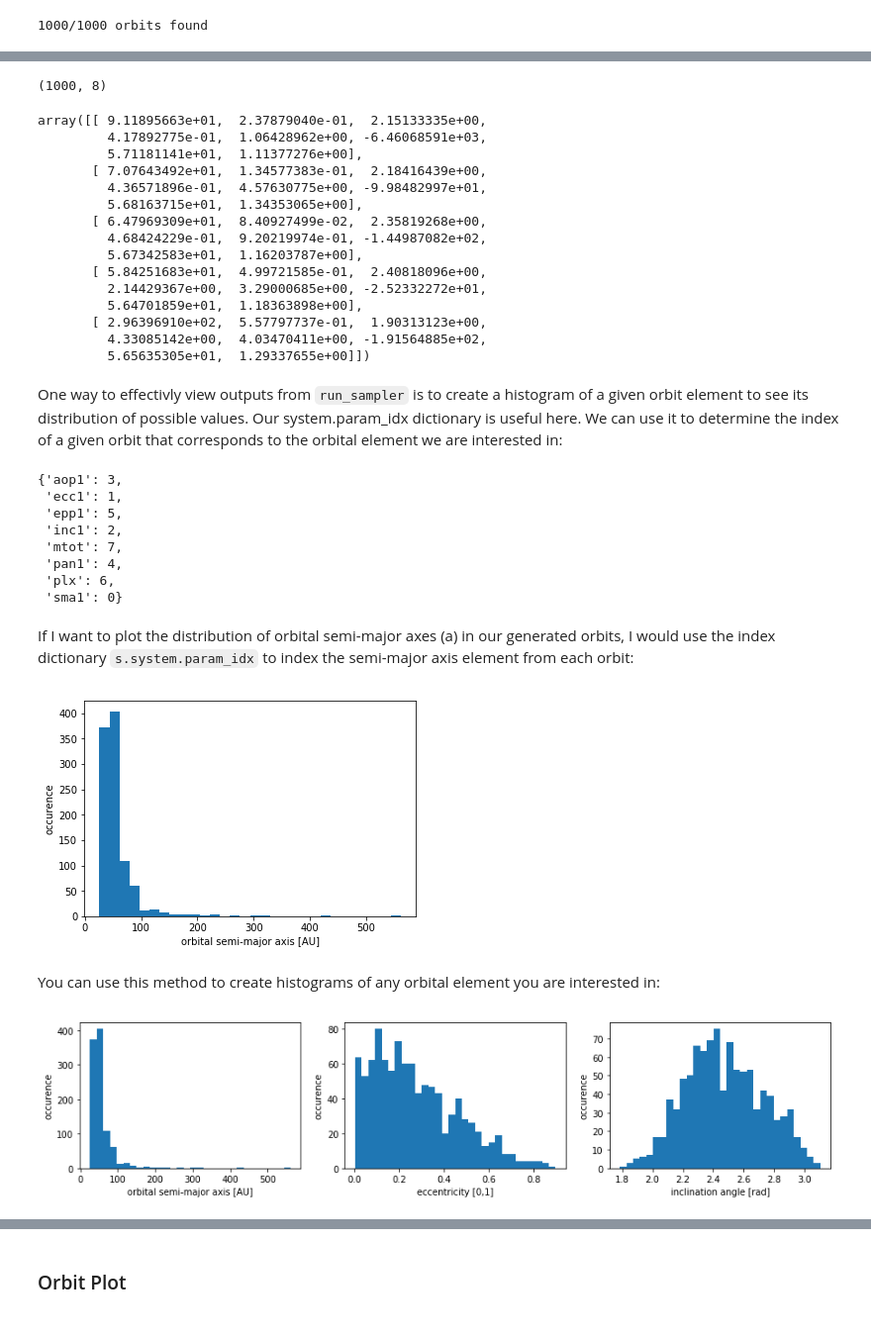
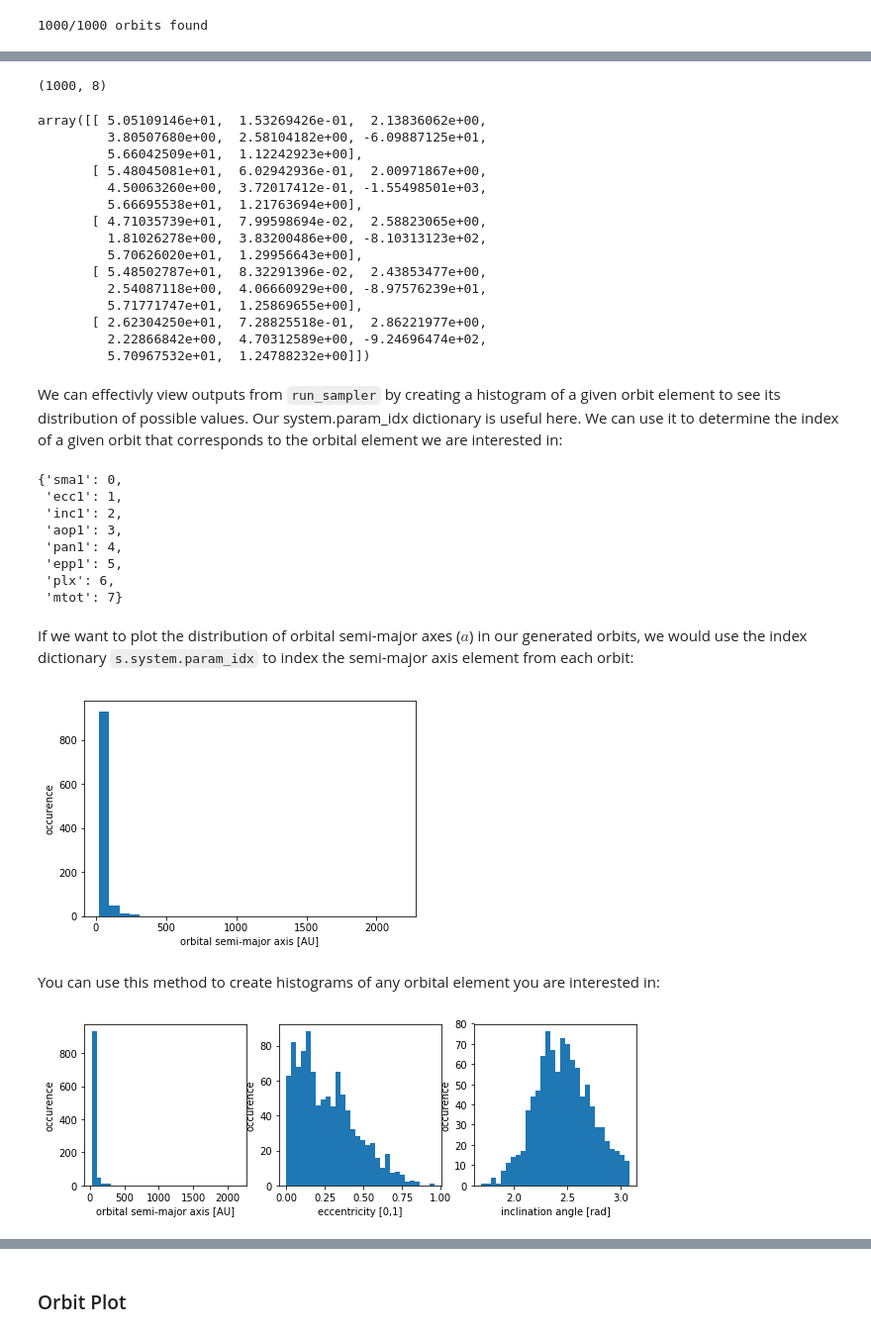
Before and after one commit to sblunt/orbitize, a Jupyter notebook: docs/tutorials/OFTI_tutorial.ipynb, the cells around one changed output, grey strips where cells are left out. Shown at 99% size. Saved outputs shown, nothing was run; the diff lists cells and outputs as text; code cells hidden in the pictures.

Commit message:
second draft of OFTI tutorial
should be finished once I add a hyperlink to the plotting tutorial once it's on readthedocs!

```diff
--- a/docs/tutorials/OFTI_tutorial.ipynb
+++ b/docs/tutorials/OFTI_tutorial.ipynb
@@ -13,11 +17,9 @@ The standard way to interact with `orbitize` is by initializing a `Driver` class
 # %%
-myDriver = orbitize.driver.Driver(
-    '../../tests/GJ504.csv', # relative or absolute path to data file
-    'OFTI', # name of algorithm for orbit-fitting
-    1, # number of secondary bodies in system
-    1.22, # total system mass [M_sun]
-    56.95, # parallax of system [mas]
-    mass_err=0.08, # mass error [M_sun]
-    plx_err=0.26 # parallax error [mas]
-)
+myDriver = orbitize.driver.Driver('GJ504.csv', # path to data file
+                                  'OFTI', # name of algorith for orbit-fitting
+                                  1, # number of secondary bodies in system
+                                  1.22, # total system mass [M_sun]
+                                  56.95, # total parallax of system [mas]
+                                  mass_err=0.08, # mass error [M_sun]
+                                  plx_err=0.26) # parallax error [mas]
 # %% [markdown]
@@ -64,70 +66,69 @@ print(orbits.shape)
 orbits[:5]
 # %% [output]
 (1000, 8)
-array([[ 9.11895663e+01,  2.37879040e-01,  2.15133335e+00,
-         4.17892775e-01,  1.06428962e+00, -6.46068591e+03,
-         5.71181141e+01,  1.11377276e+00],
-       [ 7.07643492e+01,  1.34577383e-01,  2.18416439e+00,
-         4.36571896e-01,  4.57630775e+00, -9.98482997e+01,
-         5.68163715e+01,  1.34353065e+00],
-       [ 6.47969309e+01,  8.40927499e-02,  2.35819268e+00,
-         4.68424229e-01,  9.20219974e-01, -1.44987082e+02,
-         5.67342583e+01,  1.16203787e+00],
-       [ 5.84251683e+01,  4.99721585e-01,  2.40818096e+00,
-         2.14429367e+00,  3.29000685e+00, -2.52332272e+01,
-         5.64701859e+01,  1.18363898e+00],
-       [ 2.96396910e+02,  5.57797737e-01,  1.90313123e+00,
-         4.33085142e+00,  4.03470411e+00, -1.91564885e+02,
-         5.65635305e+01,  1.29337655e+00]])
+array([[ 5.05109146e+01,  1.53269426e-01,  2.13836062e+00,
+         3.80507680e+00,  2.58104182e+00, -6.09887125e+01,
+         5.66042509e+01,  1.12242923e+00],
+       [ 5.48045081e+01,  6.02942936e-01,  2.00971867e+00,
+         4.50063260e+00,  3.72017412e-01, -1.55498501e+03,
+         5.66695538e+01,  1.21763694e+00],
+       [ 4.71035739e+01,  7.99598694e-02,  2.58823065e+00,
+         1.81026278e+00,  3.83200486e+00, -8.10313123e+02,
+         5.70626020e+01,  1.29956643e+00],
+       [ 5.48502787e+01,  8.32291396e-02,  2.43853477e+00,
+         2.54087118e+00,  4.06660929e+00, -8.97576239e+01,
+         5.71771747e+01,  1.25869655e+00],
+       [ 2.62304250e+01,  7.28825518e-01,  2.86221977e+00,
+         2.22866842e+00,  4.70312589e+00, -9.24696474e+02,
+         5.70967532e+01,  1.24788232e+00]])
 # %% [markdown]
-One way to effectivly view outputs from `run_sampler` is to create a histogram of a given orbit element to see its distribution of possible values. Our system.param_idx dictionary is useful here. We can use it to determine the index of a given orbit that corresponds to the orbital element we are interested in:
+We can effectivly view outputs from `run_sampler` by creating a histogram of a given orbit element to see its distribution of possible values. Our system.param_idx dictionary is useful here. We can use it to determine the index of a given orbit that corresponds to the orbital element we are interested in:
 # %%
 s.system.param_idx
 # %% [output]
-{'aop1': 3,
+{'sma1': 0,
  'ecc1': 1,
+ 'inc1': 2,
+ 'aop1': 3,
+ 'pan1': 4,
  'epp1': 5,
- 'inc1': 2,
- 'mtot': 7,
- 'pan1': 4,
  'plx': 6,
- 'sma1': 0}
+ 'mtot': 7}
 # %% [markdown]
-If I want to plot the distribution of orbital semi-major axes (a) in our generated orbits, I would use the index dictionary `s.system.param_idx` to index the semi-major axis element from each orbit:
+If we want to plot the distribution of orbital semi-major axes ($a$) in our generated orbits, we would use the index dictionary `s.system.param_idx` to index the semi-major axis element from each orbit:
 # %%
+sma = [x[s.system.param_idx['sma1']] for x in orbits]
+
 %matplotlib inline
 import matplotlib.pyplot as plt
-
-sma = [x[s.system.param_idx['sma1']] for x in orbits]
-
 plt.hist(sma, bins=30)
 plt.xlabel('orbital semi-major axis [AU]')
 plt.ylabel('occurence')
 plt.show()
 # %% [output]
-[figure, old version]
+[figure, new version]
 # %% [markdown]
 You can use this method to create histograms of any orbital element you are interested in:
 # %%
 ecc = [x[s.system.param_idx['ecc1']] for x in orbits]
 i = [x[s.system.param_idx['inc1']] for x in orbits]
 
-plt.figure(figsize=(15,3))
+plt.figure(figsize=(10,3))
 plt.subplot(131)
 plt.hist(sma, bins=30)
 plt.xlabel('orbital semi-major axis [AU]')
 plt.ylabel('occurence')
 
 plt.subplot(132)
 plt.hist(ecc, bins=30)
 plt.xlabel('eccentricity [0,1]')
 plt.ylabel('occurence')
 
 plt.subplot(133)
 plt.hist(i, bins=30)
 plt.xlabel('inclination angle [rad]')
 plt.ylabel('occurence')
 
 plt.show()
 # %% [output]
-[figure, old version]
+[figure, new version]
```
Also changed, not shown: parts of 42 cells of this notebook.
